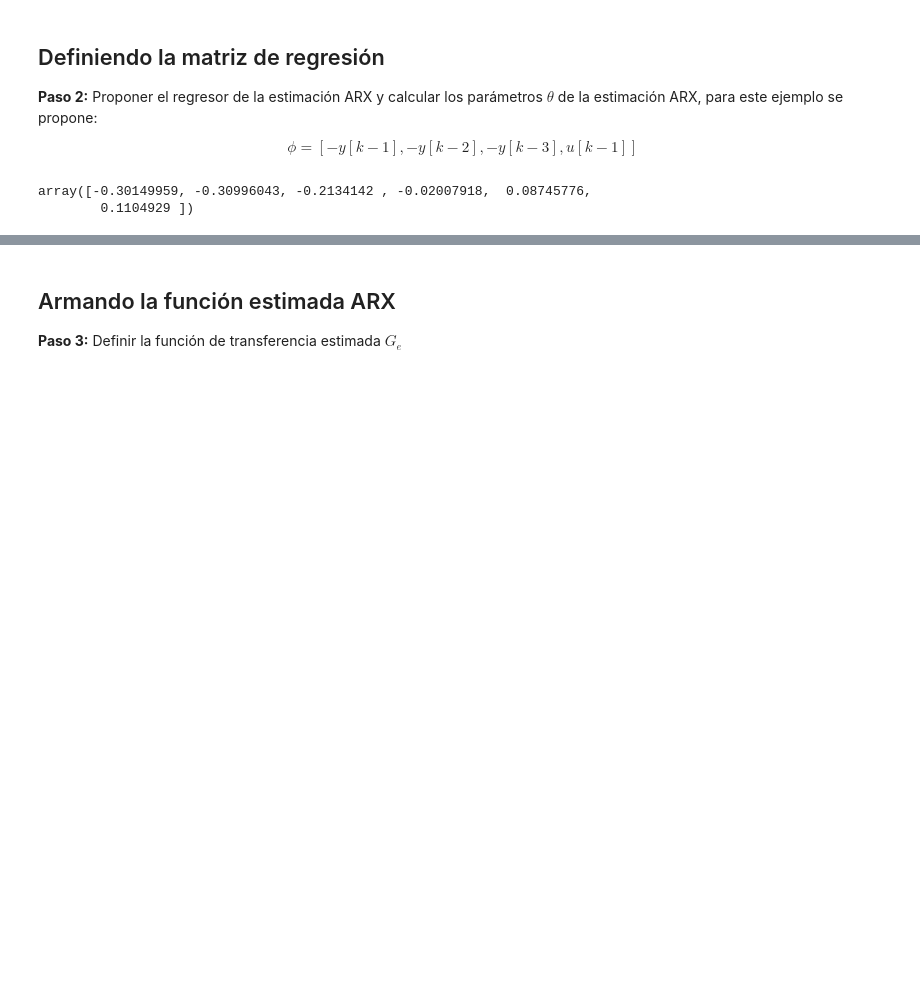
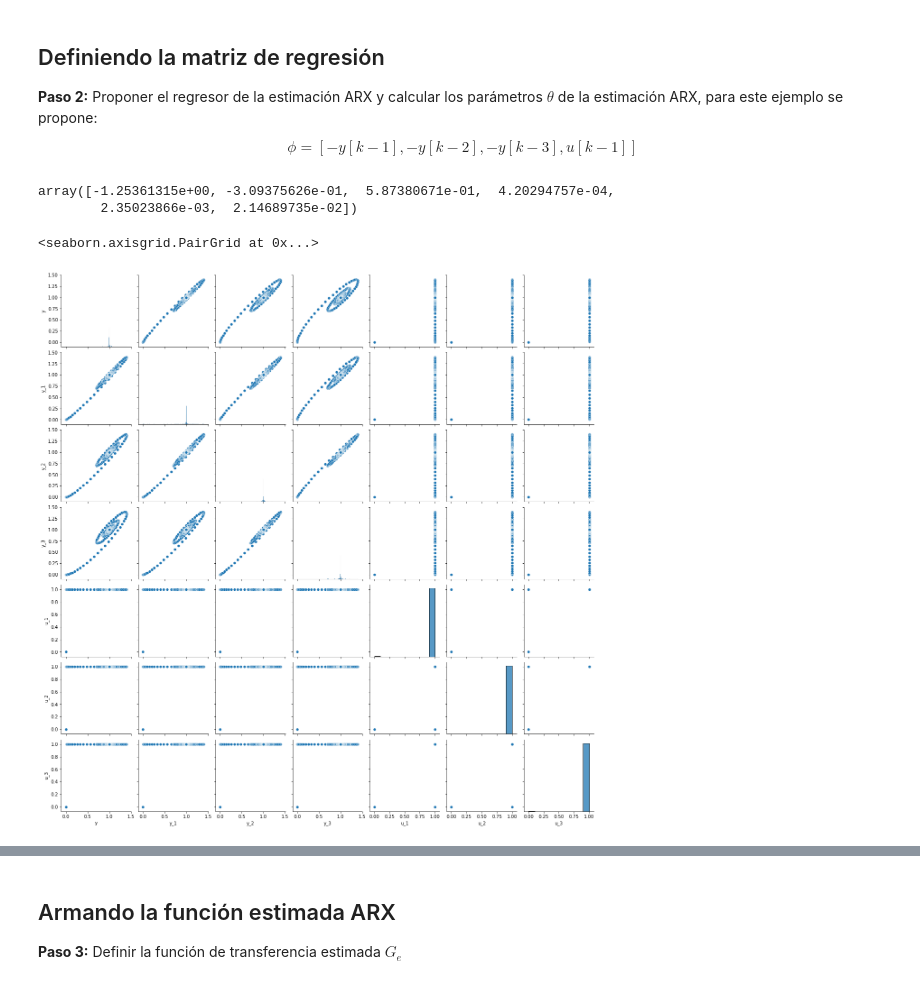
Before and after one commit to jairocuellar/System_identification, a Jupyter notebook: class_09_02.ipynb, the cells around one changed output, grey strips where cells are left out. Saved outputs shown, nothing was run; the diff lists cells and outputs as text; code cells hidden in the pictures; blank space fills up the shorter version.

```diff
--- a/class_09_02.ipynb
+++ b/class_09_02.ipynb
@@ -69,10 +71,16 @@ phi = np.array([-y_1,-y_2,-y_3,u_1,u_2,u_3]).transpose()
 # Garantiza que la matriz (phi^T*phi)^-1 exista y se pueda estimar
 #los parámetros.
 
-alpha = 1
+alpha = 1e-2
 A = np.dot(phi.T,phi) + alpha*np.eye(len(np.dot(phi.T,phi)))
 theta = np.dot(np.linalg.inv(A),np.dot(phi.T,yn))
 theta
 # %% [output]
-array([-0.30149959, -0.30996043, -0.2134142 , -0.02007918,  0.08745776,
-        0.1104929 ])
+array([-1.25361315e+00, -3.09375626e-01,  5.87380671e-01,  4.20294757e-04,
+        2.35023866e-03,  2.14689735e-02])
+# %%
+dfReg = pd.DataFrame(data={'y':yn,'y_1':y_1,'y_2':y_2,'y_3':y_3,'u_1':u_1,'u_2':u_2,'u_3':u_3})
+sns.pairplot(dfReg)
+# %% [output]
+<seaborn.axisgrid.PairGrid at 0x...>
+[figure, added]
```
Also changed, not shown: parts of 11 cells of this notebook, 2 other files.
